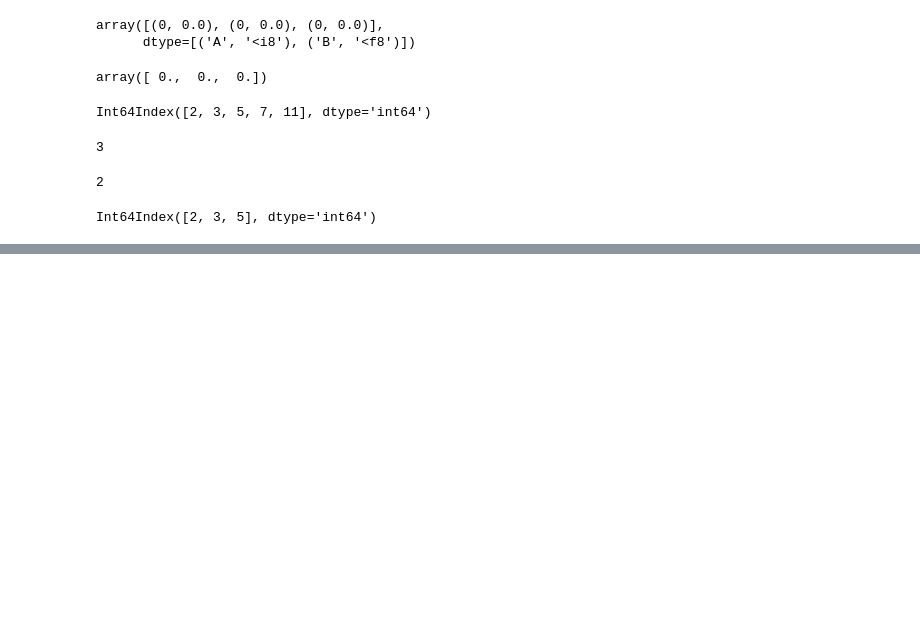
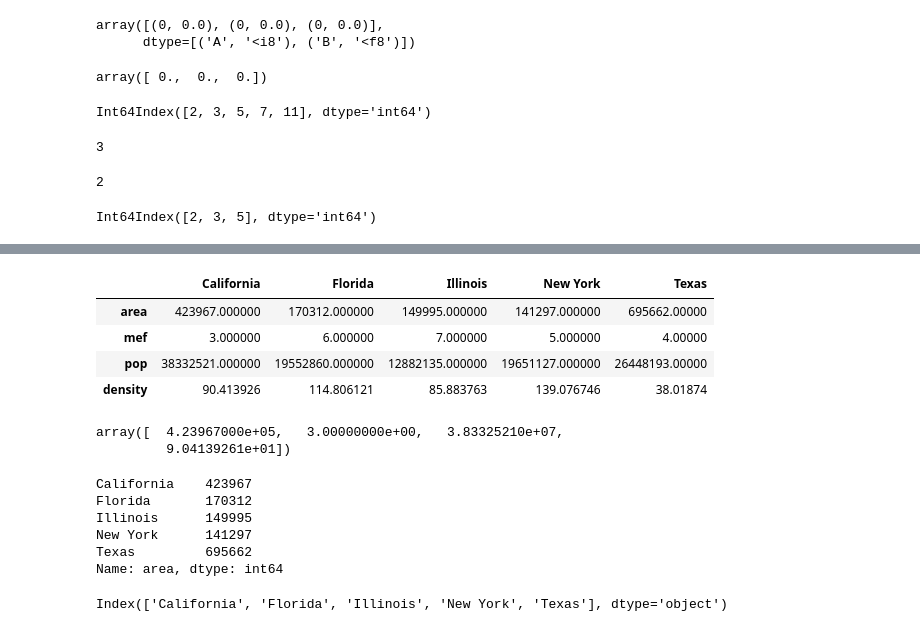
Before and after one commit to diorox/python-jupyter-notebooks, a Jupyter notebook: dshandbook/PandaPlayground.ipynb, the cells around one changed output, grey strips where cells are left out. Drawn from its saved outputs; the diff is of its cells as text; code cells hidden in the pictures; blank space fills up the shorter version.

```diff
--- a/dshandbook/PandaPlayground.ipynb
+++ b/dshandbook/PandaPlayground.ipynb
@@ -140,0 +224,26 @@ Int64Index([2, 3, 5], dtype='int64')
+# %%
+data.transpose()
+# %% [output]
+|  | California | Florida | Illinois | New York | Texas |
+| area | 423967.000000 | 170312.000000 | 149995.000000 | 141297.000000 | 695662.00000 |
+| mef | 3.000000 | 6.000000 | 7.000000 | 5.000000 | 4.00000 |
+| pop | 38332521.000000 | 19552860.000000 | 12882135.000000 | 19651127.000000 | 26448193.00000 |
+| density | 90.413926 | 114.806121 | 85.883763 | 139.076746 | 38.01874 |
+# %%
+data.values[0]
+# %% [output]
+array([  4.23967000e+05,   3.00000000e+00,   3.83325210e+07,
+         9.04139261e+01])
+# %%
+data['area']
+# %% [output]
+California    423967
+Florida       170312
+Illinois      149995
+New York      141297
+Texas         695662
+Name: area, dtype: int64
+# %%
+data.area.index
+# %% [output]
+Index(['California', 'Florida', 'Illinois', 'New York', 'Texas'], dtype='object')
```
Also changed, not shown: parts of 33 cells of this notebook.
